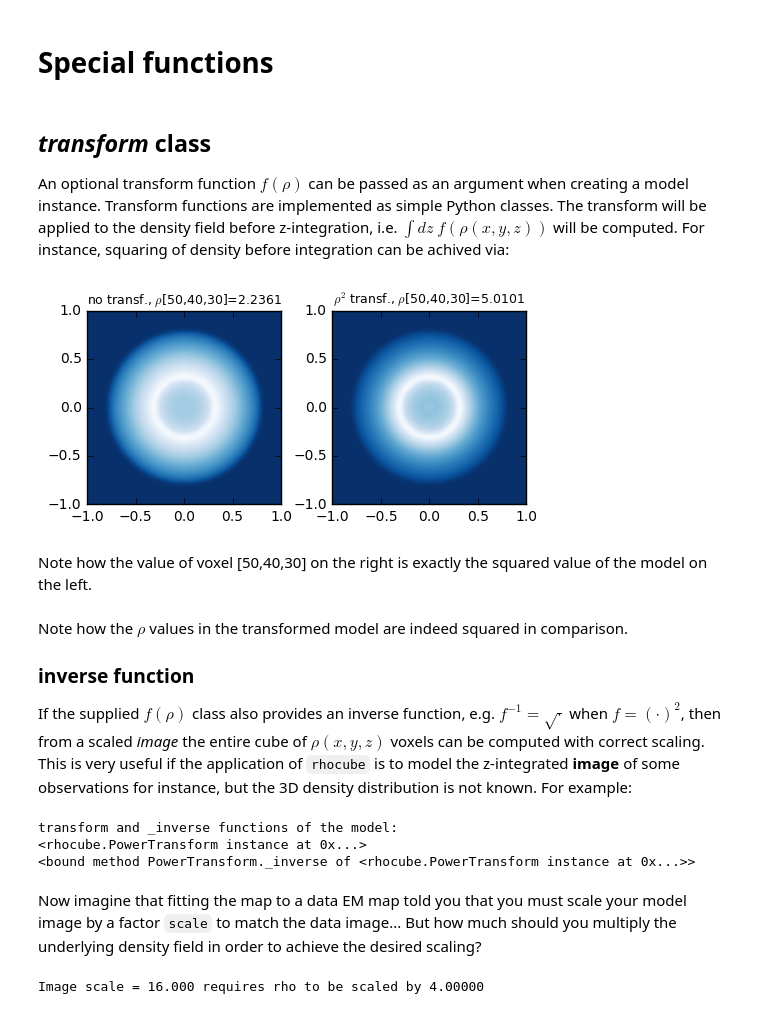
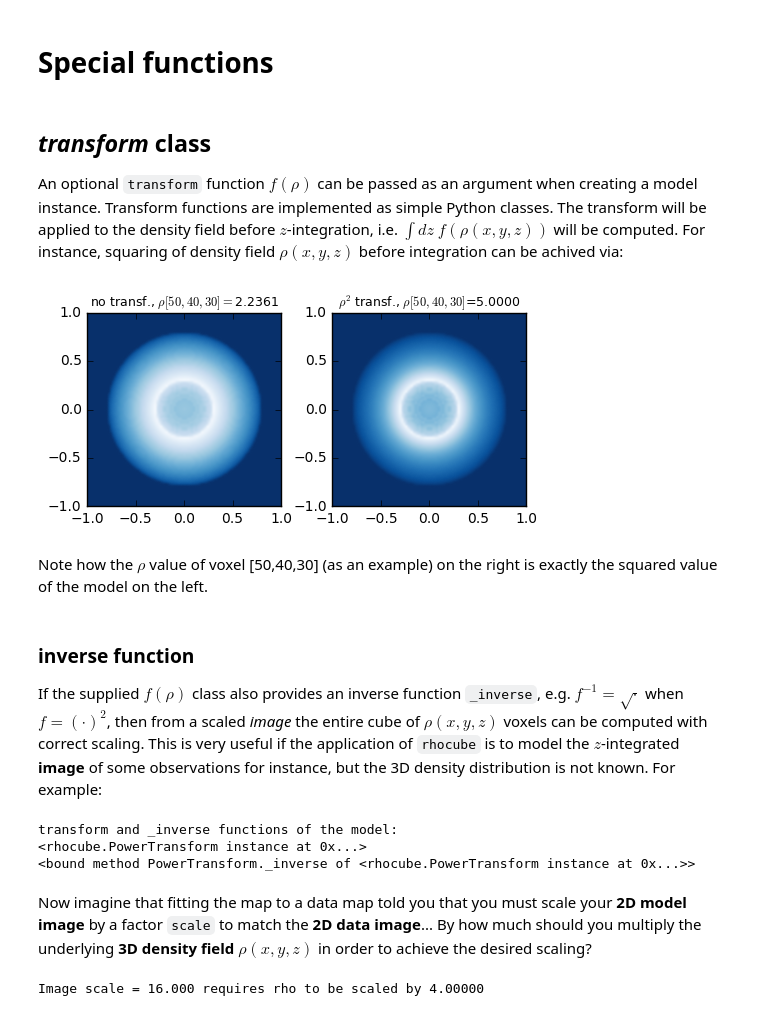
Before and after one commit to rnikutta/rhocube, a Jupyter notebook: rhocube.ipynb, the cells around one changed output. Cells and saved outputs as stored; diff of their text form; code cells hidden in the pictures.

Commit message:
Fixed typos and a few issues in rhocube.ipynb, updated README.md

```diff
--- a/rhocube.ipynb
+++ b/rhocube.ipynb
@@ -7,12 +7,13 @@ import pylab as p
 import matplotlib
 %matplotlib inline
 
-def myplot(images,titles=None,interpolation='bicubic'):
+def myplot(images,titles='',interpolation='bicubic'):
     if not isinstance(images,list):
         images = [images]
     n = len(images)
-    if titles is not None:
-        assert (len(titles)==n)
+    if not isinstance(titles,list):
+       titles = [titles]
+    assert (len(titles)==n)
     fig = p.figure(figsize=((2.5+0.4)*n,2.5))
     for j,image in enumerate(images):
         ax = fig.add_subplot(1,n,j+1)
@@ -166,25 +167,23 @@ p.title("Profile accross a central line")
 # Special functions
 # %% [markdown]
 ## *transform* class
-An optional transform function $f(\rho)$ can be passed as an argument when creating a model instance. Transform functions are implemented as simple Python classes. The transform will be applied to the density field before z-integration, i.e. $\int dz\ f(\rho(x,y,z))$ will be computed. For instance, squaring of density before integration can be achived via:
+An optional `transform` function $f(\rho)$ can be passed as an argument when creating a model instance. Transform functions are implemented as simple Python classes. The transform will be applied to the density field before $z$-integration, i.e. $\int dz\ f(\rho(x,y,z))$ will be computed. For instance, squaring of density field $\rho(x,y,z)$ before integration can be achived via:
 # %%
-model1 = PowerLawShell(101,exponent=-1,smoothing=1.)  # no transform of rho(x,y,z)
-model2 = PowerLawShell(101,exponent=-1,smoothing=1.,transform=PowerTransform(2.)) # i.e. rho^2(x,y,z) will be computed
-args = (0.3,0.8,0,0,None)
+model1 = PowerLawShell(101,exponent=-1.,smoothing=None)  # no transform of rho(x,y,z)
+model2 = PowerLawShell(101,exponent=-1.,smoothing=None,transform=PowerTransform(2.)) # i.e. rho^2(x,y,z) will be computed
+args = (0.3,0.8,0,0,None) # rin, rout, xoff, yoff, weight
 model1(*args)
 model2(*args)
 myplot([model1.image,model2.image],\
-       [r'no transf., $\rho$[50,40,30]=%.4f' % model1.rho[50,40,30],\
-        r'$\rho^2$ transf., $\rho$[50,40,30]=%.4f' % model2.rho[50,40,30]])
+       [r'no transf., $\rho[50,40,30]=$%.4f' % model1.rho[50,40,30],\
+        r'$\rho^2$ transf., $\rho[50,40,30]$=%.4f' % model2.rho[50,40,30]])
 # %% [output]
-[figure, old version]
+[figure, new version]
 # %% [markdown]
-Note how the value of voxel [50,40,30] on the right is exactly the squared value of the model on the left.
+Note how the $\rho$ value of voxel [50,40,30] (as an example) on the right is exactly the squared value of the model on the left.
 # %% [markdown]
-Note how the $\rho$ values in the transformed model are indeed squared in comparison.
-
 ### inverse function
-If the supplied $f(\rho)$ class also provides an inverse function, e.g. $f^{-1} = \sqrt{\cdot}$ when $f = (\cdot)^2$, then from a scaled _image_ the entire cube of $\rho(x,y,z)$ voxels can be computed with correct scaling. This is very useful if the application of `rhocube` is to model the z-integrated **image** of some observations for instance, but the 3D density distribution is not known. For example:
+If the supplied $f(\rho)$ class also provides an inverse function `_inverse`, e.g. $f^{-1} = \sqrt{\cdot}$ when $f = (\cdot)^2$, then from a scaled _image_ the entire cube of $\rho(x,y,z)$ voxels can be computed with correct scaling. This is very useful if the application of `rhocube` is to model the $z$-integrated **image** of some observations for instance, but the 3D density distribution is not known. For example:
 # %%
 # make a model with density transforming as rho-->rho^2
 model = PowerLawShell(101,exponent=-1,transform=PowerTransform(2.))
@@ -198,7 +197,7 @@ transform and _inverse functions of the model:
 <rhocube.PowerTransform instance at 0x...>
 <bound method PowerTransform._inverse of <rhocube.PowerTransform instance at 0x...>>
 # %% [markdown]
-Now imagine that fitting the map to a data EM map told you that you must scale your model image by a factor `scale` to match the data image... But how much should you multiply the underlying density field in order to achieve the desired scaling?
+Now imagine that fitting the map to a data map told you that you must scale your **2D model image** by a factor `scale` to match the **2D data image**... By how much should you multiply the underlying **3D density field $\rho(x,y,z)$** in order to achieve the desired scaling?
 # %%
 scale = 16.  # this is the image scaling factor you got from fitting...
 # ... and since the model knows the _inverse transform function, it can compute the required scaling of rho(x,y,z)
```
Also changed, not shown: parts of 22 cells of this notebook, 1 other file.
